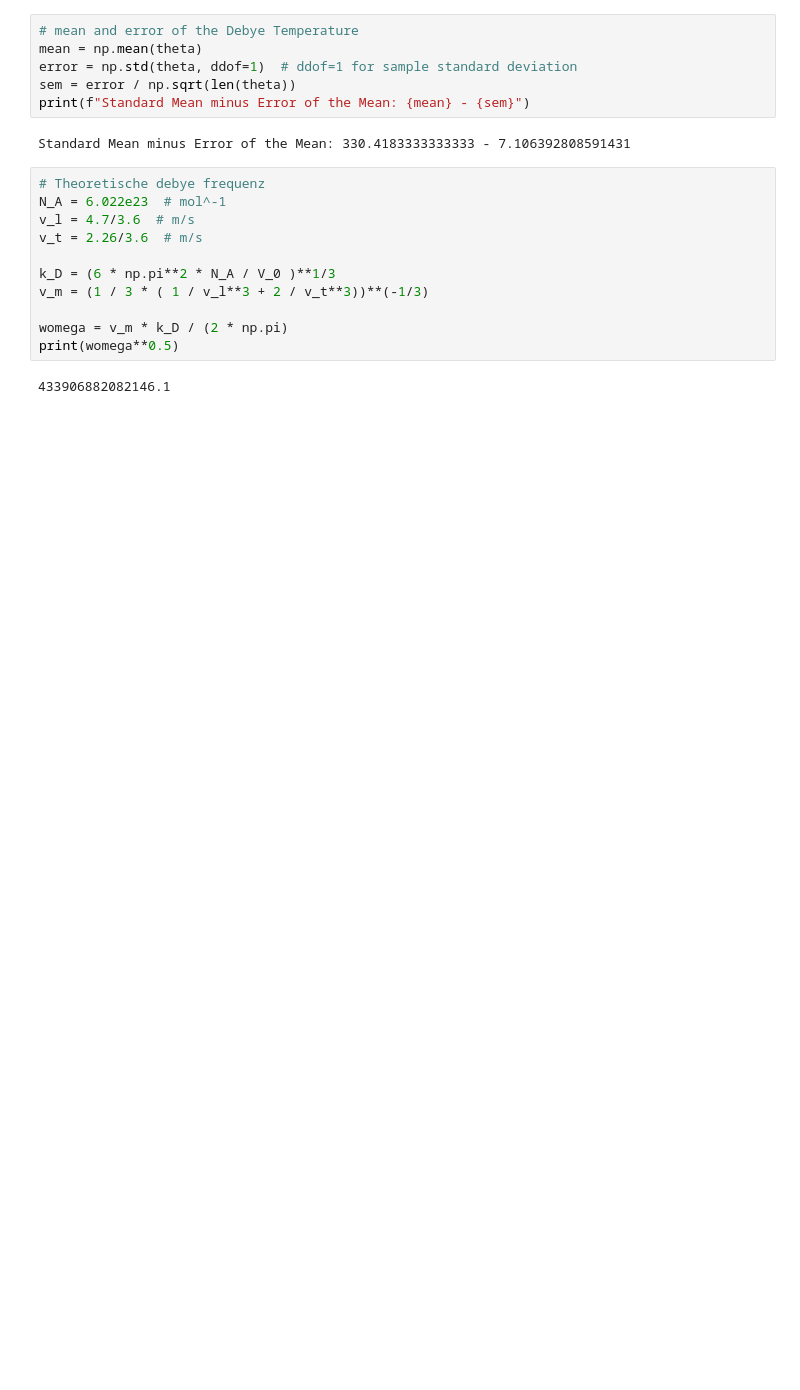
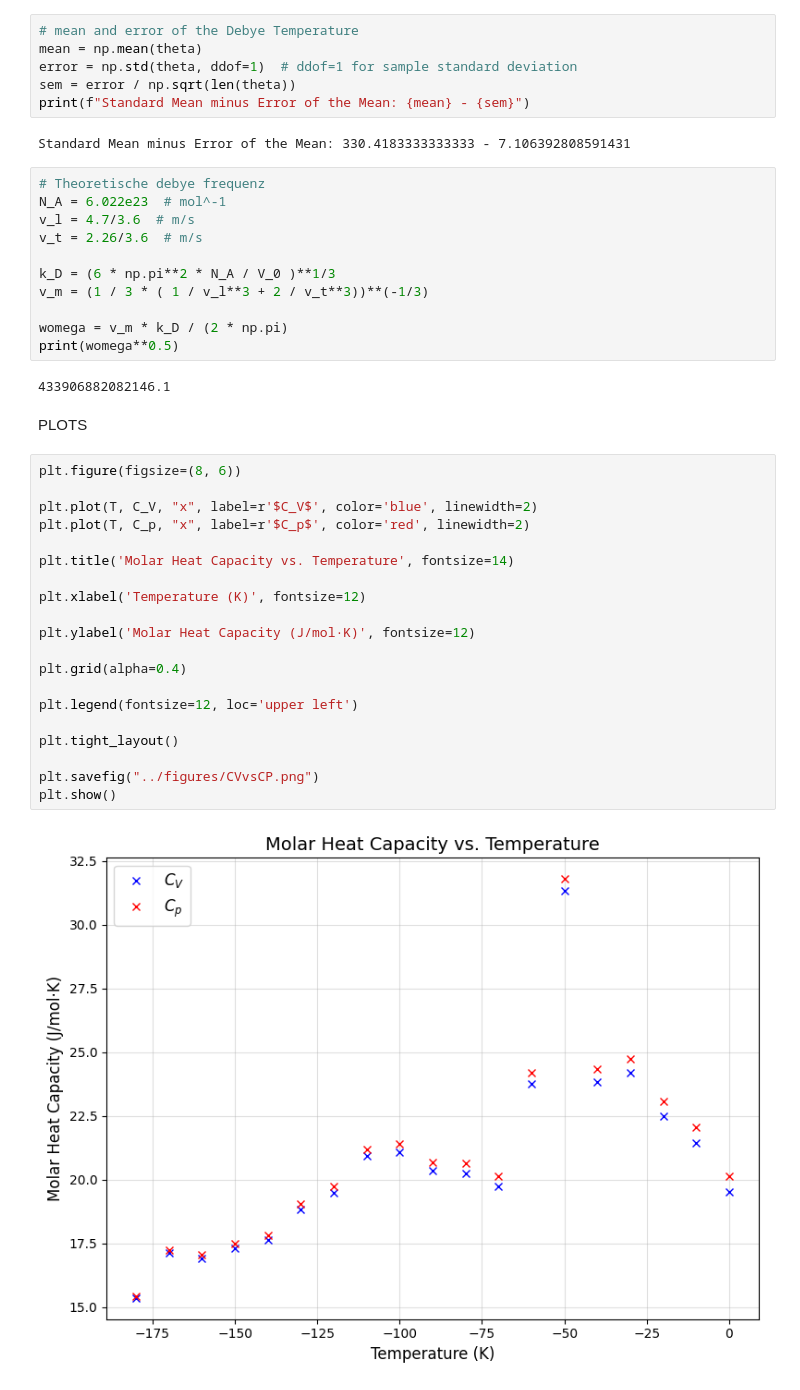
Before and after one commit to joeyko2706/FP-Protokolle, a Jupyter notebook: v47/auswertung/auswertung_v47.ipynb, the cells around one changed output. Cells and saved outputs as stored; diff of their text form; blank space fills up the shorter version.

```diff
--- a/v47/auswertung/auswertung_v47.ipynb
+++ b/v47/auswertung/auswertung_v47.ipynb
@@ -127,3 +124,27 @@ womega = v_m * k_D / (2 * np.pi)
 print(womega**0.5)
 # %% [output]
 433906882082146.1
+# %% [markdown]
+PLOTS
+# %%
+plt.figure(figsize=(8, 6))
+
+plt.plot(T, C_V, "x", label=r'$C_V$', color='blue', linewidth=2)
+plt.plot(T, C_p, "x", label=r'$C_p$', color='red', linewidth=2)
+
+plt.title('Molar Heat Capacity vs. Temperature', fontsize=14)
+
+plt.xlabel('Temperature (K)', fontsize=12)
+
+plt.ylabel('Molar Heat Capacity (J/mol·K)', fontsize=12)
+
+plt.grid(alpha=0.4)
+
+plt.legend(fontsize=12, loc='upper left')
+
+plt.tight_layout()
+
+plt.savefig("../figures/CVvsCP.png")
+plt.show()
+# %% [output]
+[figure, added]
```
Also changed, not shown: parts of 2 cells of this notebook, 15 other files.
